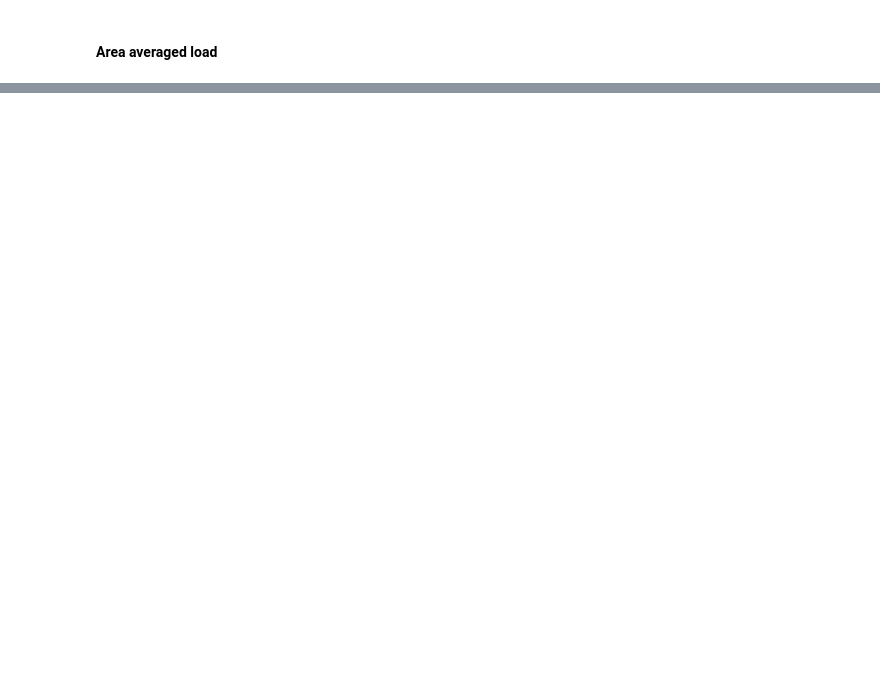
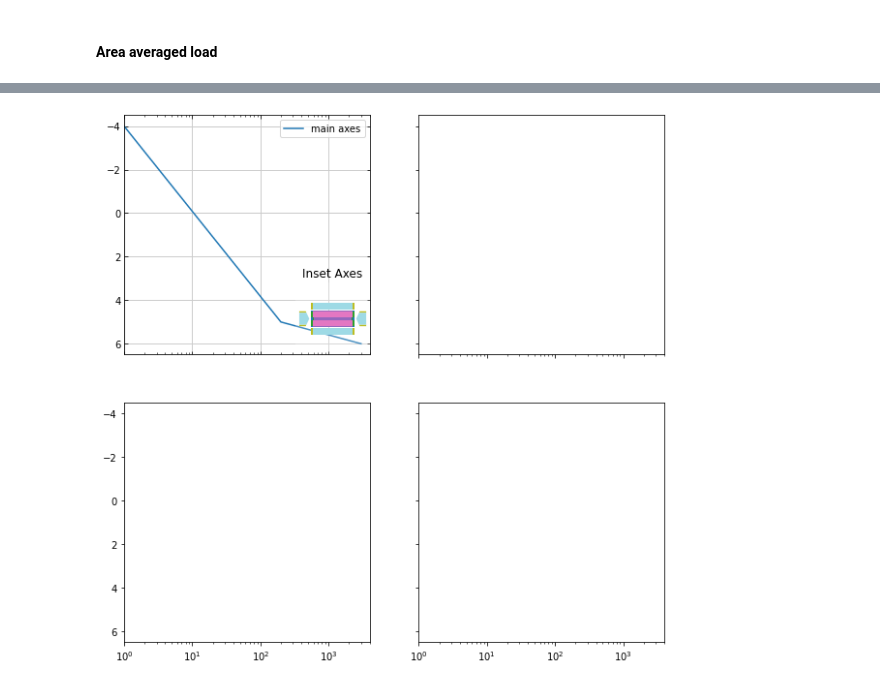
Before and after one commit to Tsinuel/windCalc, a Jupyter notebook: src/notebooks/NRCtests/nrcNB_Case1.ipynb, the cells around one changed output, grey strips where cells are left out. Cells and saved outputs as stored; diff of their text form; code cells hidden in the pictures; blank space fills up the shorter version.

```diff
--- a/src/notebooks/NRCtests/nrcNB_Case1.ipynb
+++ b/src/notebooks/NRCtests/nrcNB_Case1.ipynb
@@ -844,0 +898,46 @@ print(lesCp_E2.CpStatsAreaAvgCollected(envelope='low',extremesPerNominalArea='lo
+# %%
+import matplotlib.pyplot as plt
+
+fig, axs = plt.subplots(2,2, figsize=[10,10], sharex=True, sharey=True)
+ax = axs[0,0]
+# create inset axes
+axin = ax.inset_axes([0.7, 0.0, 0.3, 0.3])
+
+# set the location of the inset axes
+axin.set_position([0, 0, 1, 1], which='both')
+axin.patch.set_alpha(0.5)
+axin.set_xticklabels('')
+axin.set_yticklabels('')
+
+# add some data to the main axes
+ax.semilogx([1, 200, 3000], [-4, 5, 6], label='main axes')
+ax.set_xlim(1, 4000)
+
+ax.invert_yaxis()
+
+# add some data to the inset axes
+# axin.plot([2, 3, 4], [1, 2, 3])
+cp.plotZones(ax=axin)
+
+# set the location of the inset axes using a string value
+axin.set_title('Inset Axes')
+axin.patch.set_facecolor('w')
+axin.patch.set_alpha(0.2)
+# ax.indicate_inset_zoom(axin, alpha=0.5, edgecolor='gray', linewidth=2, facecolor='gray', fill=False)
+
+axin.locator_params(nbins=5, axis='x')
+# axin.set_xlim(2, 4)
+# axin.set_ylim(1, 3)
+# axin.grid(True)
+axin.axis('equal')
+axin.tick_params(axis='both', which='major', length=0)
+for spine in axin.spines.values():
+    spine.set_visible(False)
+ax.legend()
+# wind.formatAxis(axin)
+wind.formatAxis(ax)
+
+# show the plot
+plt.show()
+# %% [output]
+[figure, added]
```
Also changed, not shown: parts of 12 cells of this notebook, 3 other files.
